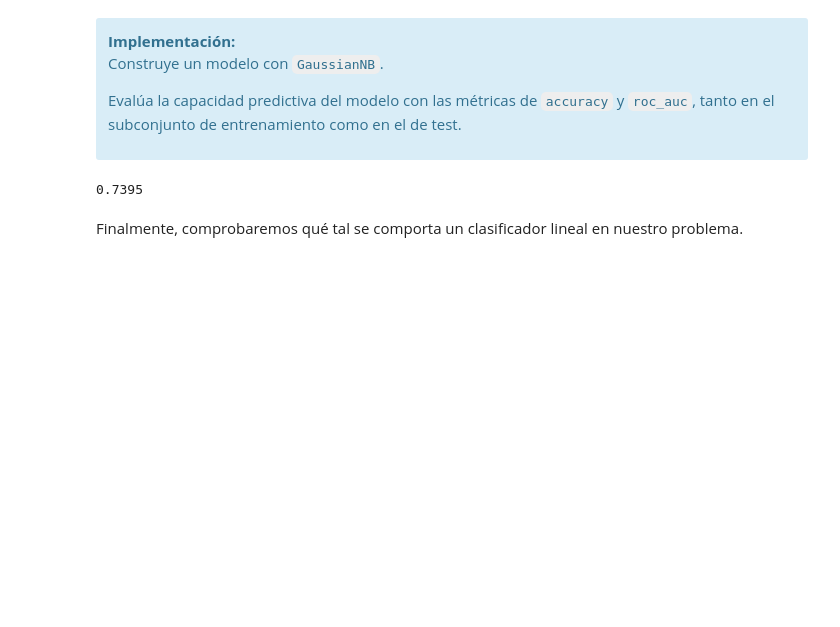
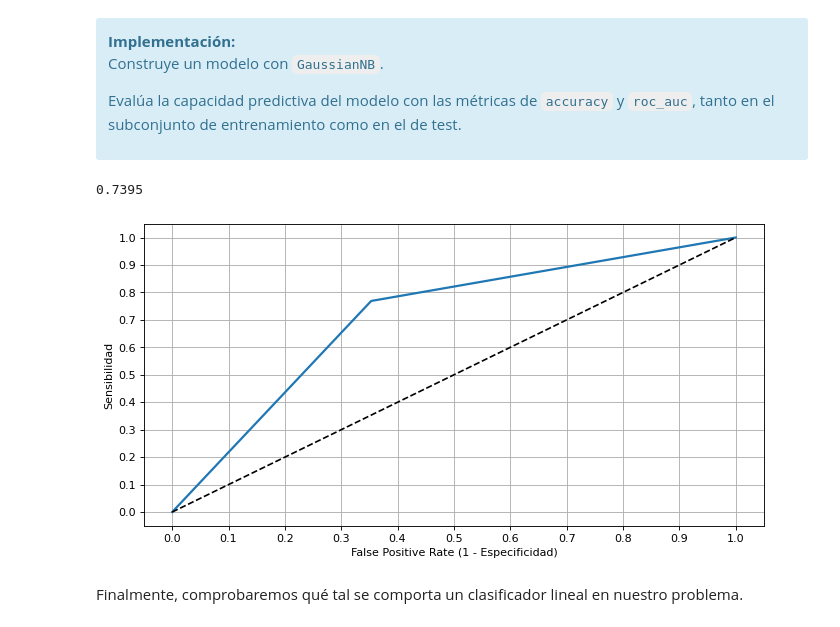
Before and after one commit to angelbujalance/MAME_PEC, a Jupyter notebook: 20221_M2.855_PEC3_Enunciado.ipynb, the cells around one changed output. Saved outputs shown, nothing was run; the diff lists cells and outputs as text; code cells hidden in the pictures; blank space fills up the shorter version.

```diff
--- a/20221_M2.855_PEC3_Enunciado.ipynb
+++ b/20221_M2.855_PEC3_Enunciado.ipynb
@@ -1518,6 +1518,14 @@ y_pred = clf.predict(X_test)
 print(accuracy_score(y_test, y_pred))
 # %% [output]
 0.7395
+# %%
+y_scores = cross_val_predict(clf, X_train,y_train, cv=5)
+
+fpr, tpr, thresh = roc_curve(y_train, y_scores)
+plot_roc(fpr, tpr)
+plt.show()
+# %% [output]
+[figure, added]
 # %% [markdown]
 Finalmente, comprobaremos qué tal se comporta un clasificador lineal en nuestro problema.
 # %% [markdown]
```
Also changed, not shown: parts of 10 cells of this notebook.
